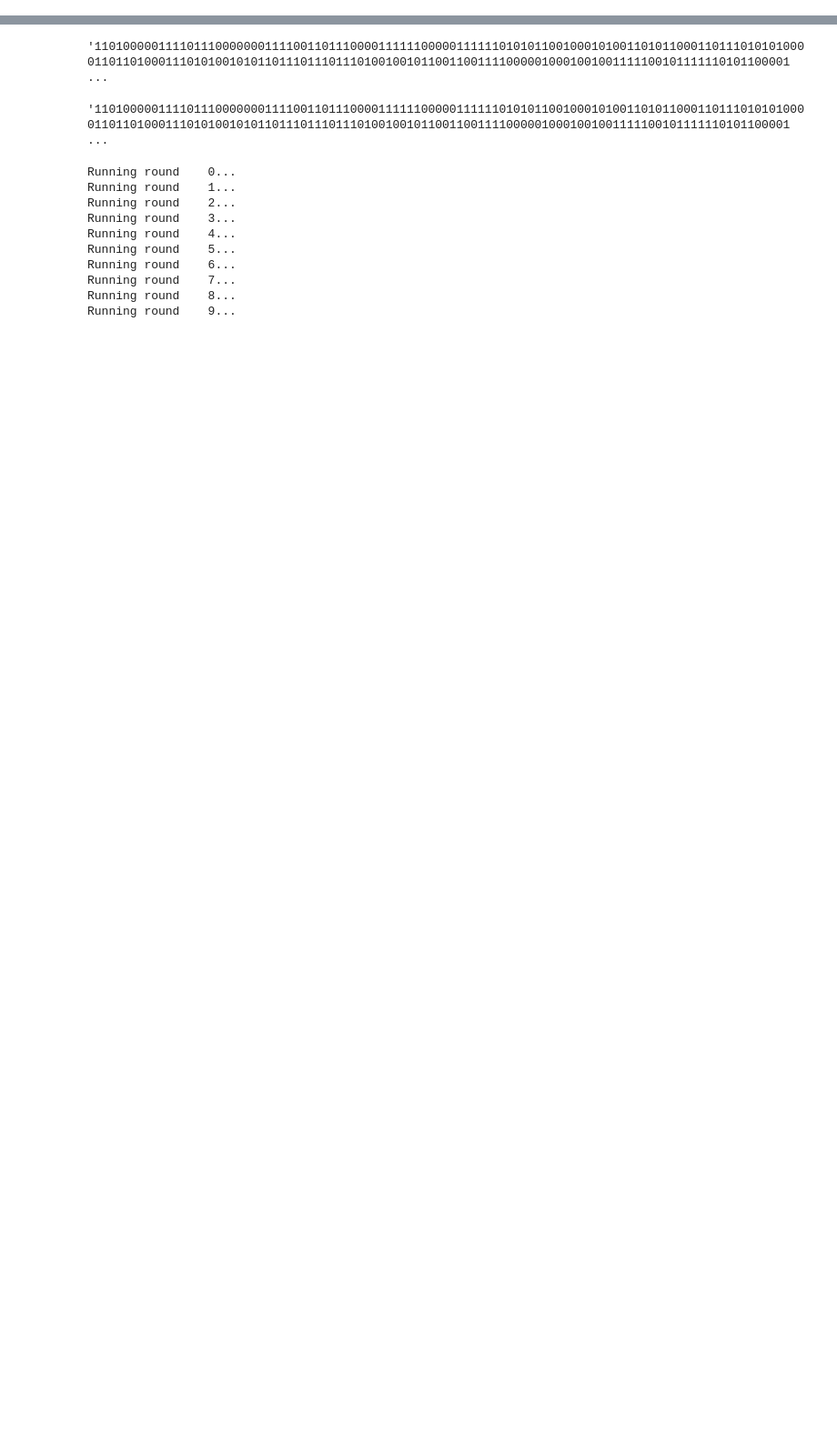
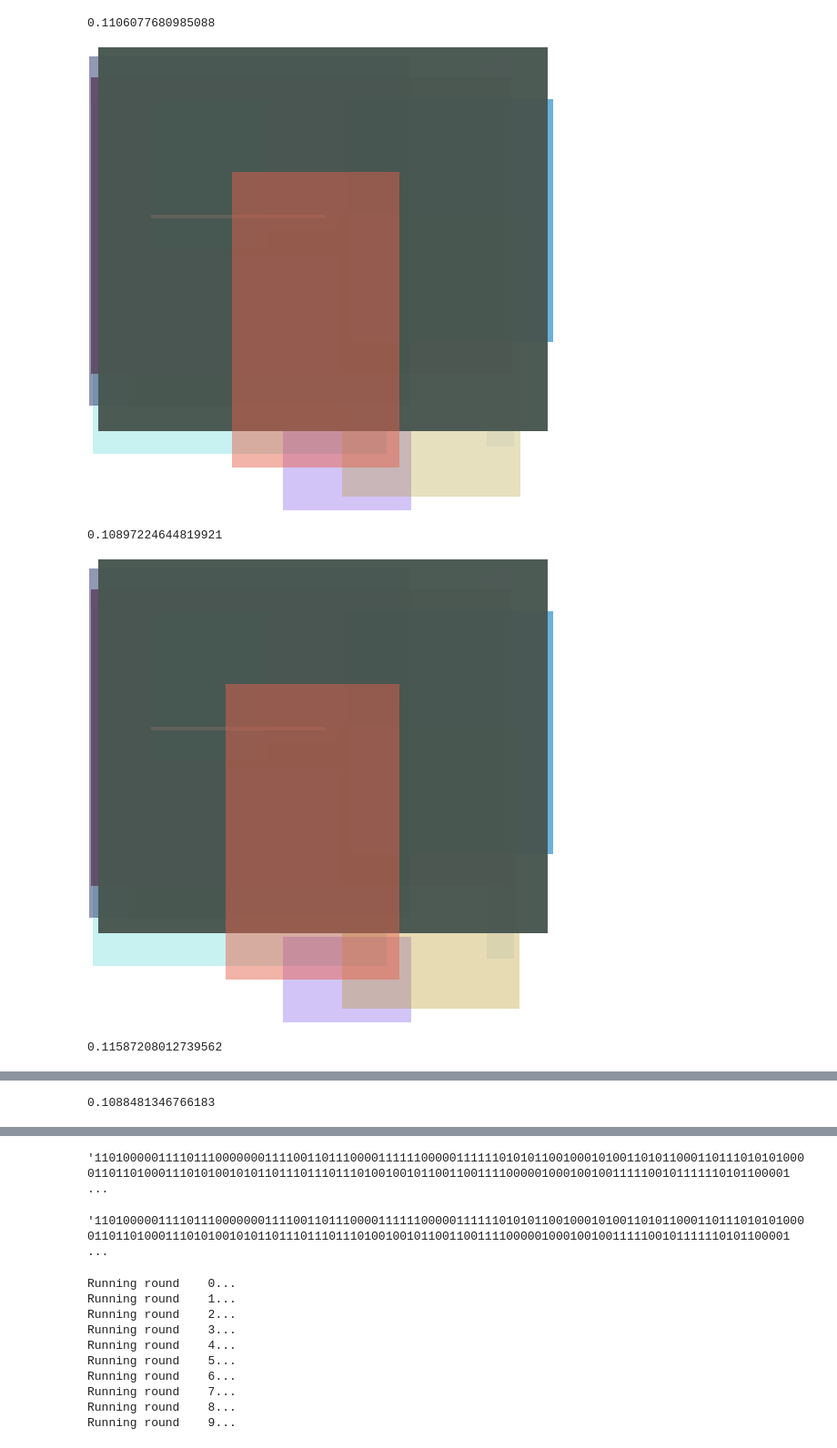
Before and after one commit to ramiluisto/GeneticImageImitation, a Jupyter notebook: Untitled.ipynb, the cells around one changed output, grey strips where cells are left out. Shown at 91% size. Cells and saved outputs as stored; diff of their text form; code cells hidden in the pictures; blank space fills up the shorter version.

Commit message:
First version generates an approximation of the image. Next some rewriting and speedups.

```diff
--- a/Untitled.ipynb
+++ b/Untitled.ipynb
@@ -2,3 +2,5 @@
 import src.base_elements as base_elements
 # %%
 import src.evolution as evolution
+# %%
+sim = evolution.Simulation(100)
@@ -4,0 +30,2 @@ import src.evolution as evolution
+# %%
+sim.run()
@@ -4,0 +57,10 @@ import src.evolution as evolution
+# %%
+for canvas, score in sim.scored_canvases.items():
+    print(score)
+    display(canvas.draw())
+# %% [output]
+0.1106077680985088
+[figure, added]
+0.10897224644819921
+[figure, added]
+0.11587208012739562
@@ -4,0 +68 @@ import src.evolution as evolution
+0.1088481346766183
```
Also changed, not shown: parts of 9 cells of this notebook, 10 other files.
